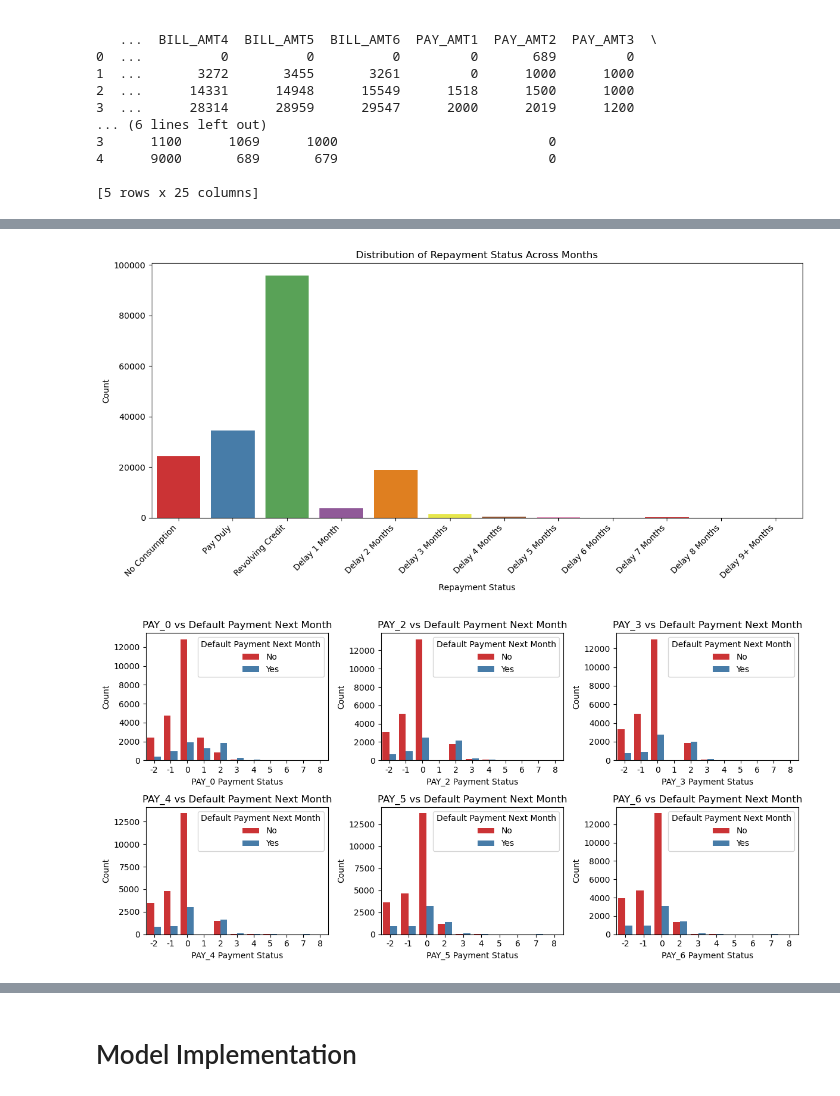
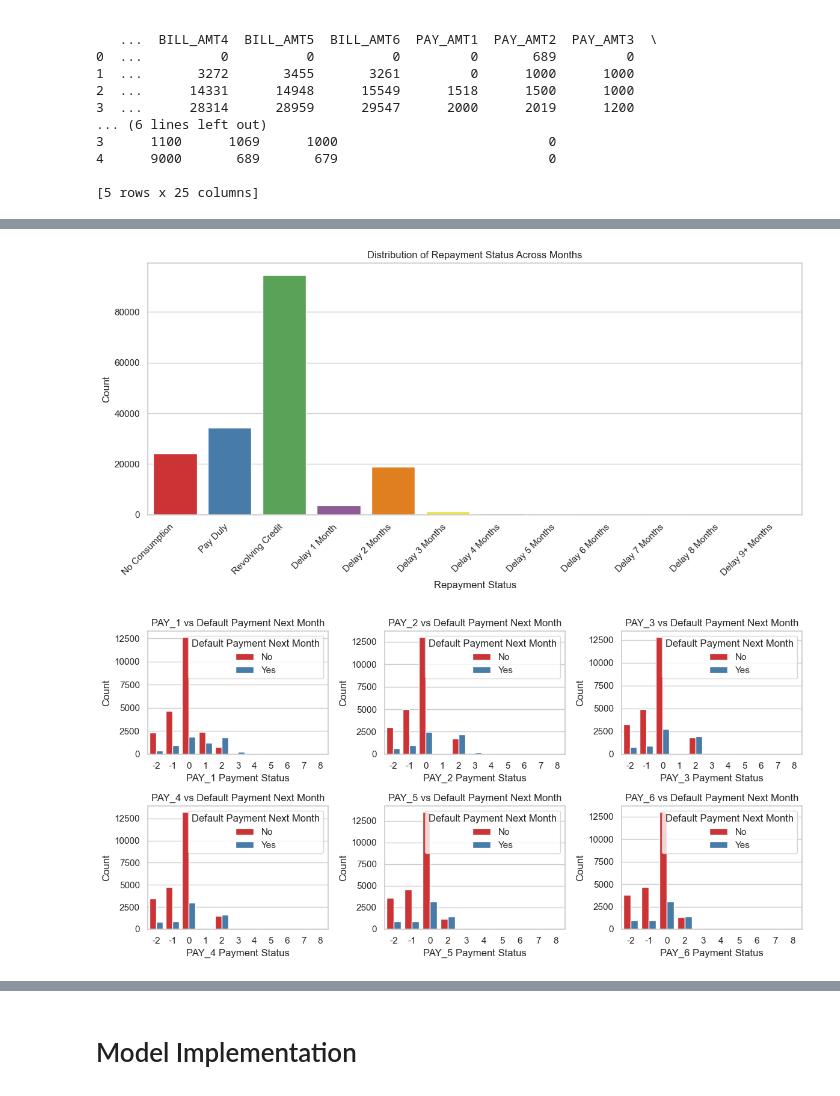
Before and after one commit to emmy1999/The-Predictive-Accuracy-of-Probability-of-Default-of-Credit-Card-Clients, a Jupyter notebook: credit_card default.ipynb, the cells around one changed output, grey strips where cells are left out. Saved outputs shown, nothing was run; the diff lists cells and outputs as text; code cells hidden in the pictures.

Commit message:
gp model updation
changes to model parameter
added some plots

```diff
--- a/credit_card default.ipynb
+++ b/credit_card default.ipynb
@@ -152,0 +192,8 @@ Name: MARRIAGE, dtype: int64
+# %%
+
+# category '0' undocumented is deleted
+data = data.drop(data[data['MARRIAGE']==0].index)
+# categories 0, 5 and 6 are unknown and are deleted
+data = data.drop(data[data['EDUCATION']==0].index)
+data = data.drop(data[data['EDUCATION']==5].index)
+data = data.drop(data[data['EDUCATION']==6].index)
@@ -192,0 +353,35 @@ plt.show()
+# %%
+import matplotlib.pyplot as plt
+import seaborn as sns
+
+
+# Set the figure size and style
+plt.figure(figsize=(12, 6))
+sns.set(style="whitegrid")
+
+# Create the count plot
+ax = sns.countplot(data=data, x='SEX', hue='default_payment_next_month' , palette='rocket')
+
+# Set the labels and title
+plt.xlabel("Sex", fontsize=12)
+plt.ylabel("# of Clients", fontsize=12)
+plt.title("Distribution of Clients by Sex and Default Status", fontsize=14)
+plt.ylim(0, 20000)
+plt.xticks(ticks=[0, 1], labels=['Male', 'Female'], fontsize=11)
+
+# Annotate the bars with their counts
+for p in ax.patches:
+    ax.annotate(
+        format(p.get_height(), ','),
+        (p.get_x() + p.get_width() / 2., p.get_height()),
+        ha='center',
+        va='center',
+        xytext=(0, 5),
+        textcoords='offset points',
+        fontsize=10,
+        color='black'
+    )
+
+# Add a legend and show the plot
+plt.legend(title='Default Payment Next Month', title_fontsize='13', fontsize='11')
+plt.show()
@@ -299,6 +496,6 @@ plt.show()
 # %%
-# Selecting columns related to repayment status (PAY_0 to PAY_6)
-repayment_columns = ['PAY_0', 'PAY_2', 'PAY_3', 'PAY_4', 'PAY_5', 'PAY_6']
+# Selecting columns related to repayment status (PAY_1 to PAY_)
+repayment_columns = ['PAY_1', 'PAY_2', 'PAY_3', 'PAY_4', 'PAY_5', 'PAY_6']
 
 # Flatten and count the values across all repayment columns
 payment_status_counts = data[repayment_columns].stack().value_counts().sort_index()
@@ -335,28 +532,28 @@ plt.xticks(rotation=45, ha='right')
 plt.tight_layout()
 plt.show()
 # %% [output]
-[figure, old version]
+[figure, new version]
 # %%
 # Selecting columns related to payment status (PAY_0 to PAY_6) and default_payment_next_month
-payment_columns = ['PAY_0', 'PAY_2', 'PAY_3', 'PAY_4', 'PAY_5', 'PAY_6']
+payment_columns = ['PAY_1', 'PAY_2', 'PAY_3', 'PAY_4', 'PAY_5', 'PAY_6']
 target_column = 'default_payment_next_month'
 
 # Plotting grouped bar plot to visualize relationship between PAY and default_payment_next_month
 plt.figure(figsize=(12, 6))
 
 # Iterate through each payment column and plot the grouped bar
 for i, col in enumerate(payment_columns, start=1):
     plt.subplot(2, 3, i)
     sns.countplot(x=col, hue=target_column, data=data, palette='Set1')
     plt.title(f'{col} vs Default Payment Next Month')
     plt.xlabel(f'{col} Payment Status')
     plt.ylabel('Count')
     plt.legend(title='Default Payment Next Month', labels=['No', 'Yes'])
     plt.tight_layout()
 
 plt.show()
 # %% [output]
-[figure, old version]
+[figure, new version]
 # %%
 # List of bill amount and payment amount columns
 bill_columns = ['BILL_AMT1', 'BILL_AMT2', 'BILL_AMT3', 'BILL_AMT4', 'BILL_AMT5', 'BILL_AMT6']
```
Also changed, not shown: parts of 48 cells of this notebook.
